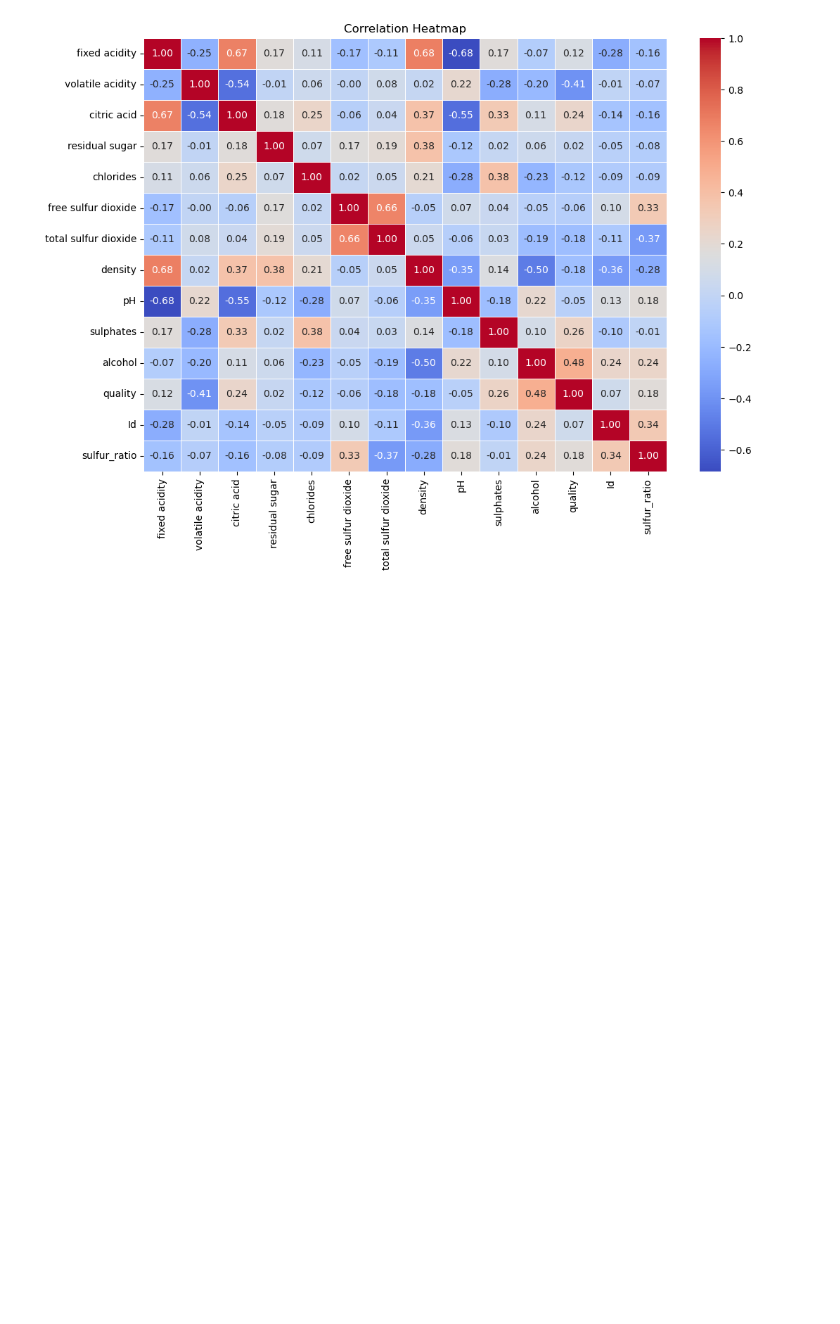
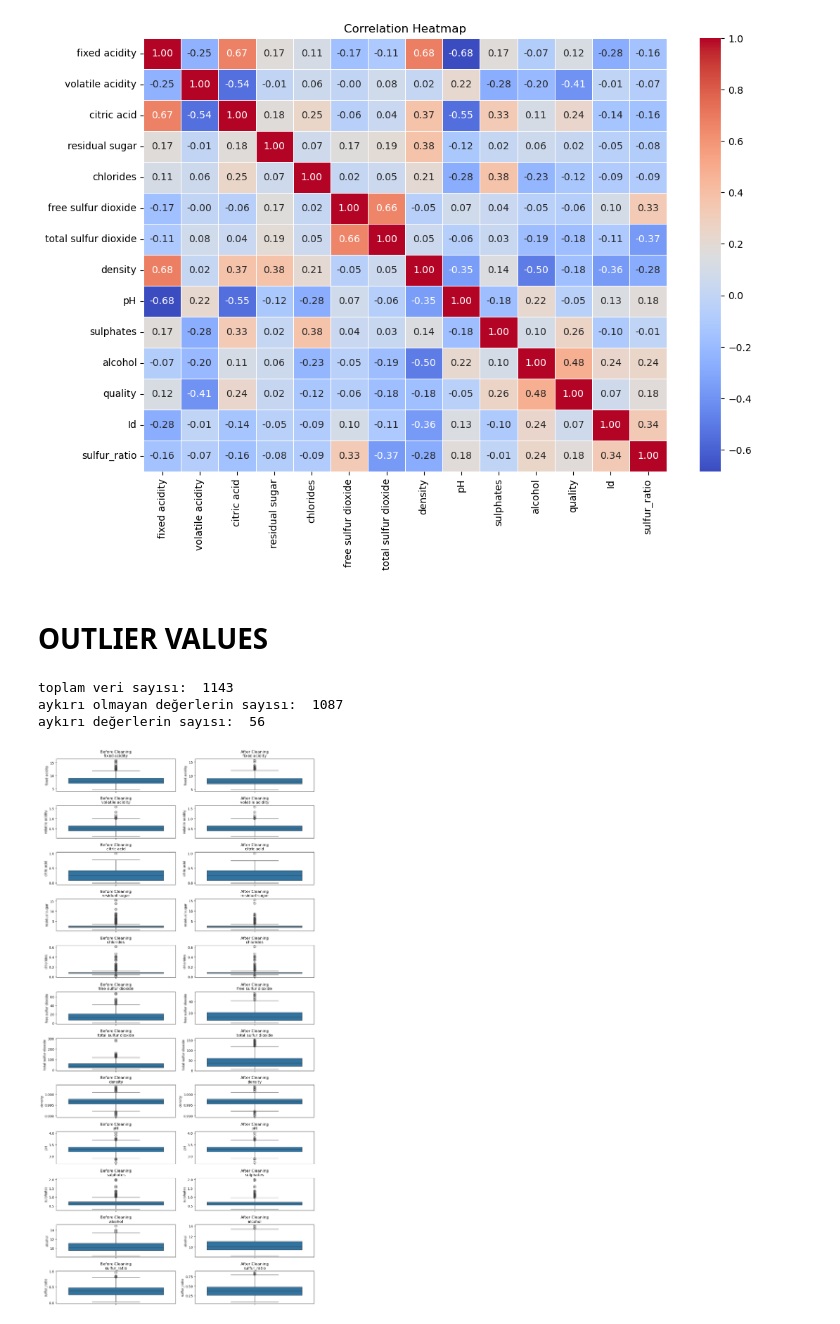
Before and after one commit to birtaa/Machine-learning-assignment, a Jupyter notebook: src/test.ipynb, the cells around one changed output. Drawn from its saved outputs; the diff is of its cells as text; code cells hidden in the pictures; blank space fills up the shorter version.

```diff
--- a/src/test.ipynb
+++ b/src/test.ipynb
@@ -269,0 +229,50 @@ plt.show()
+# %% [markdown]
+# **OUTLIER VALUES**
+# %%
+from sklearn.neighbors import LocalOutlierFactor
+
+X = X_removed.drop(columns=['quality',"Id"])
+y = X_removed['quality']
+
+lf = LocalOutlierFactor(n_neighbors=5)
+outlier_label = lf.fit_predict(X)
+
+non_outlier_mask = outlier_label != -1
+# %%
+print("toplam veri sayısı: ", len(X))
+print("aykırı olmayan değerlerin sayısı: ", len(X[non_outlier_mask]))
+print("aykırı değerlerin sayısı: ", len(X[~non_outlier_mask]))
+# %% [output]
+toplam veri sayısı:  1143
+aykırı olmayan değerlerin sayısı:  1087
+aykırı değerlerin sayısı:  56
+# %%
+X_cleaned = X[non_outlier_mask]
+y_cleaned = y[non_outlier_mask]
+
+clean_data = pd.concat([X_cleaned, y_cleaned], axis=1)
+# %%
+import matplotlib.pyplot as plt
+
+# Aykırı değerler temizlenmeden önceki veriler
+data_before = X
+
+# Aykırı değerler temizlendikten sonraki veriler
+data_after = X_cleaned
+
+# Özelliklerin box plotlarını çizmek için
+fig, axes = plt.subplots(nrows=len(data_before.columns), ncols=2, figsize=(12, 2 * len(data_before.columns)), sharex=True)
+
+for i, column in enumerate(data_before.columns):
+    # Aykırı değerler temizlenmeden önceki box plot
+    sns.boxplot(data=data_before, y=column, ax=axes[i, 0])
+    axes[i, 0].set_title(f'Before Cleaning\n{column}')
+
+    # Aykırı değerler temizlendikten sonraki box plot
+    sns.boxplot(data=data_after, y=column, ax=axes[i, 1])
+    axes[i, 1].set_title(f'After Cleaning\n{column}')
+
+plt.tight_layout()
+plt.show()
+# %% [output]
+[figure, added]
```
Also changed, not shown: parts of 5 cells of this notebook, 1 other file.
